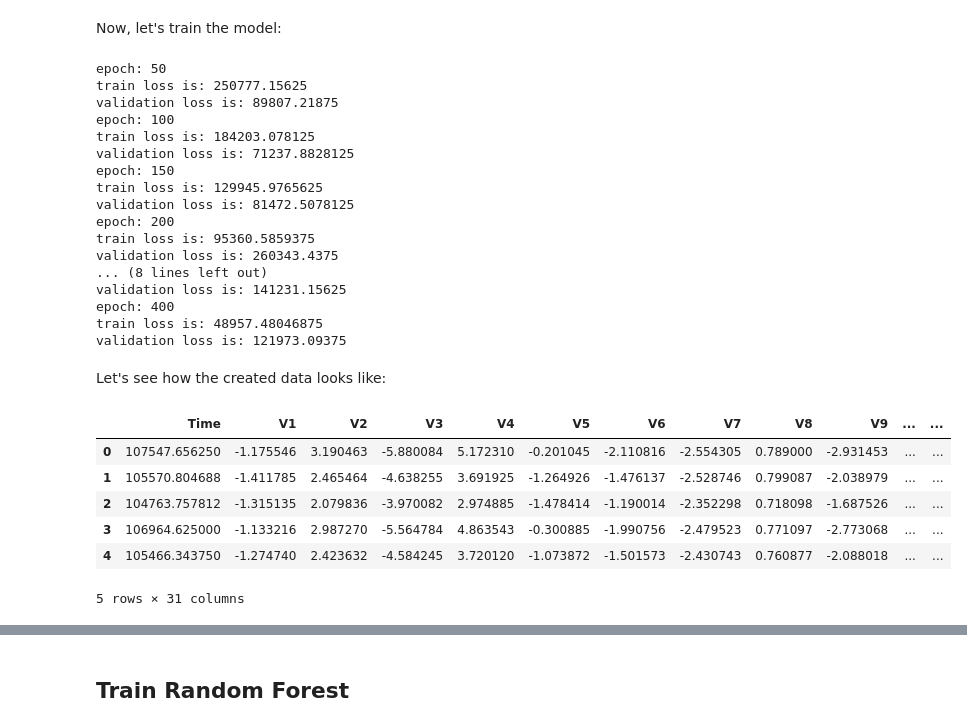
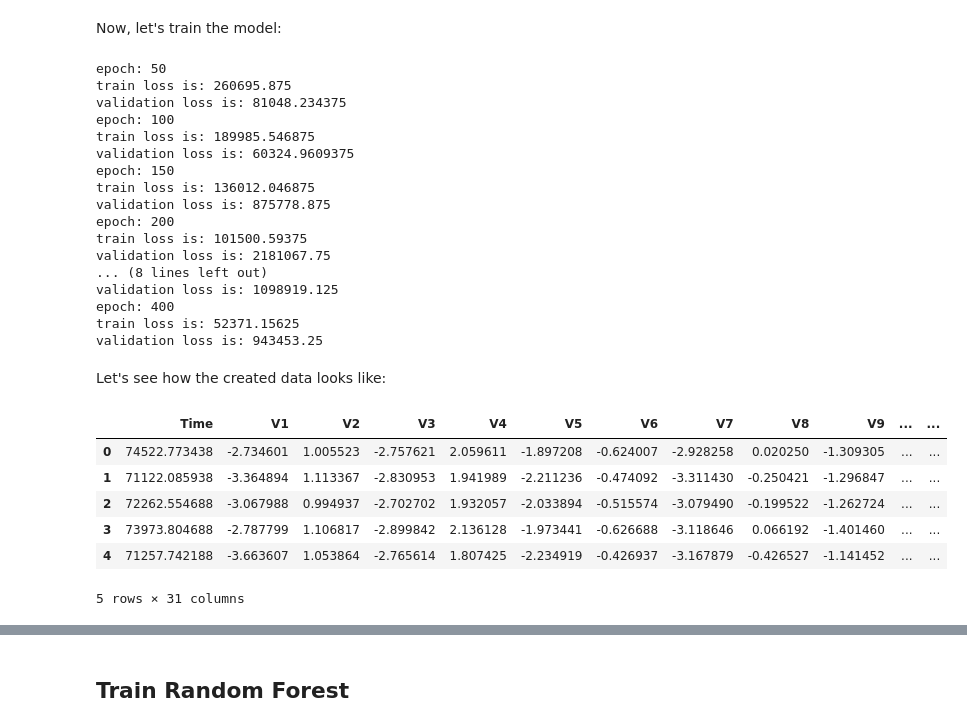
Before and after one commit to lschmiddey/deep_tabular_augmentation, a Jupyter notebook: Notebooks/DeepLearning_DataAugmentation_RF.ipynb, the cells around one changed output, grey strips where cells are left out. Saved outputs shown, nothing was run; the diff lists cells and outputs as text; code cells hidden in the pictures.

```diff
--- a/Notebooks/DeepLearning_DataAugmentation_RF.ipynb
+++ b/Notebooks/DeepLearning_DataAugmentation_RF.ipynb
@@ -89,44 +89,43 @@ sched = dta.combine_scheds([0.3, 0.7], [dta.sched_cos(0.01, 0.1), dta.sched_cos(
 Now, let's train the model:
 # %%
 cbfs = [partial(dta.LossTracker, show_every=50), dta.Recorder, partial(dta.ParamScheduler, 'lr', sched)]
-model = dta.Autoencoder(nn.Sequential(*dta.get_lin_layers(D_in, [50, 12, 12])),
-                     nn.Sequential(*dta.get_lin_layers_rev(D_in, [50, 12, 12])),
-                     latent_dim=5).to(device)
+model = dta.Autoencoder(D_in, VAE_arch, latent_dim=20).to(device)
 opt = optim.Adam(model.parameters(), lr=0.01)
 learn = dta.Learner(model, opt, loss_func, data, target_name, target_class, df_cols)
 run = dta.Runner(cb_funcs=cbfs)
 run.fit(400, learn)
 # %% [output]
 epoch: 50
-train loss is: 250777.15625
-validation loss is: 89807.21875
+train loss is: 260695.875
+validation loss is: 81048.234375
 epoch: 100
-train loss is: 184203.078125
-validation loss is: 71237.8828125
+train loss is: 189985.546875
+validation loss is: 60324.9609375
 epoch: 150
-train loss is: 129945.9765625
-validation loss is: 81472.5078125
+train loss is: 136012.046875
+validation loss is: 875778.875
 epoch: 200
-train loss is: 95360.5859375
-validation loss is: 260343.4375
+train loss is: 101500.59375
+validation loss is: 2181067.75
 ... (8 lines left out)
-validation loss is: 141231.15625
+validation loss is: 1098919.125
 epoch: 400
-train loss is: 48957.48046875
-validation loss is: 121973.09375
+train loss is: 52371.15625
+validation loss is: 943453.25
 # %% [markdown]
 Let's see how the created data looks like:
 # %%
 df_fake = run.predict_df(learn, no_samples=difference_in_class_occurences, scaler=x_scaler)
-df_fake_with_noise = run.predict_with_noise_df(learn, no_samples=difference_in_class_occurences, mu=0, sigma=0.1, scaler=x_scaler)
+std_list = list(df[df['Class']==1][df_cols].std())
+df_fake_with_noise = run.predict_with_noise_df(learn, no_samples=difference_in_class_occurences, mu=0, sigma=std_list, scaler=x_scaler)
 df_fake_with_noise.head()
 # %% [output]
 |  | Time | V1 | V2 | V3 | V4 | V5 | V6 | V7 | V8 | V9 | ... | ... |
-| 0 | 107547.656250 | -1.175546 | 3.190463 | -5.880084 | 5.172310 | -0.201045 | -2.110816 | -2.554305 | 0.789000 | -2.931453 | ... | ... |
-| 1 | 105570.804688 | -1.411785 | 2.465464 | -4.638255 | 3.691925 | -1.264926 | -1.476137 | -2.528746 | 0.799087 | -2.038979 | ... | ... |
-| 2 | 104763.757812 | -1.315135 | 2.079836 | -3.970082 | 2.974885 | -1.478414 | -1.190014 | -2.352298 | 0.718098 | -1.687526 | ... | ... |
-| 3 | 106964.625000 | -1.133216 | 2.987270 | -5.564784 | 4.863543 | -0.300885 | -1.990756 | -2.479523 | 0.771097 | -2.773068 | ... | ... |
-| 4 | 105466.343750 | -1.274740 | 2.423632 | -4.584245 | 3.720120 | -1.073872 | -1.501573 | -2.430743 | 0.760877 | -2.088018 | ... | ... |
+| 0 | 74522.773438 | -2.734601 | 1.005523 | -2.757621 | 2.059611 | -1.897208 | -0.624007 | -2.928258 | 0.020250 | -1.309305 | ... | ... |
+| 1 | 71122.085938 | -3.364894 | 1.113367 | -2.830953 | 1.941989 | -2.211236 | -0.474092 | -3.311430 | -0.250421 | -1.296847 | ... | ... |
+| 2 | 72262.554688 | -3.067988 | 0.994937 | -2.702702 | 1.932057 | -2.033894 | -0.515574 | -3.079490 | -0.199522 | -1.262724 | ... | ... |
+| 3 | 73973.804688 | -2.787799 | 1.106817 | -2.899842 | 2.136128 | -1.973441 | -0.626688 | -3.118646 | 0.066192 | -1.401460 | ... | ... |
+| 4 | 71257.742188 | -3.663607 | 1.053864 | -2.765614 | 1.807425 | -2.234919 | -0.426937 | -3.167879 | -0.426527 | -1.141452 | ... | ... |
 5 rows × 31 columns
 # %%
 df_fake_with_noise.describe().loc[['mean']]
```
Also changed, not shown: parts of 5 cells of this notebook, 1 other file.
